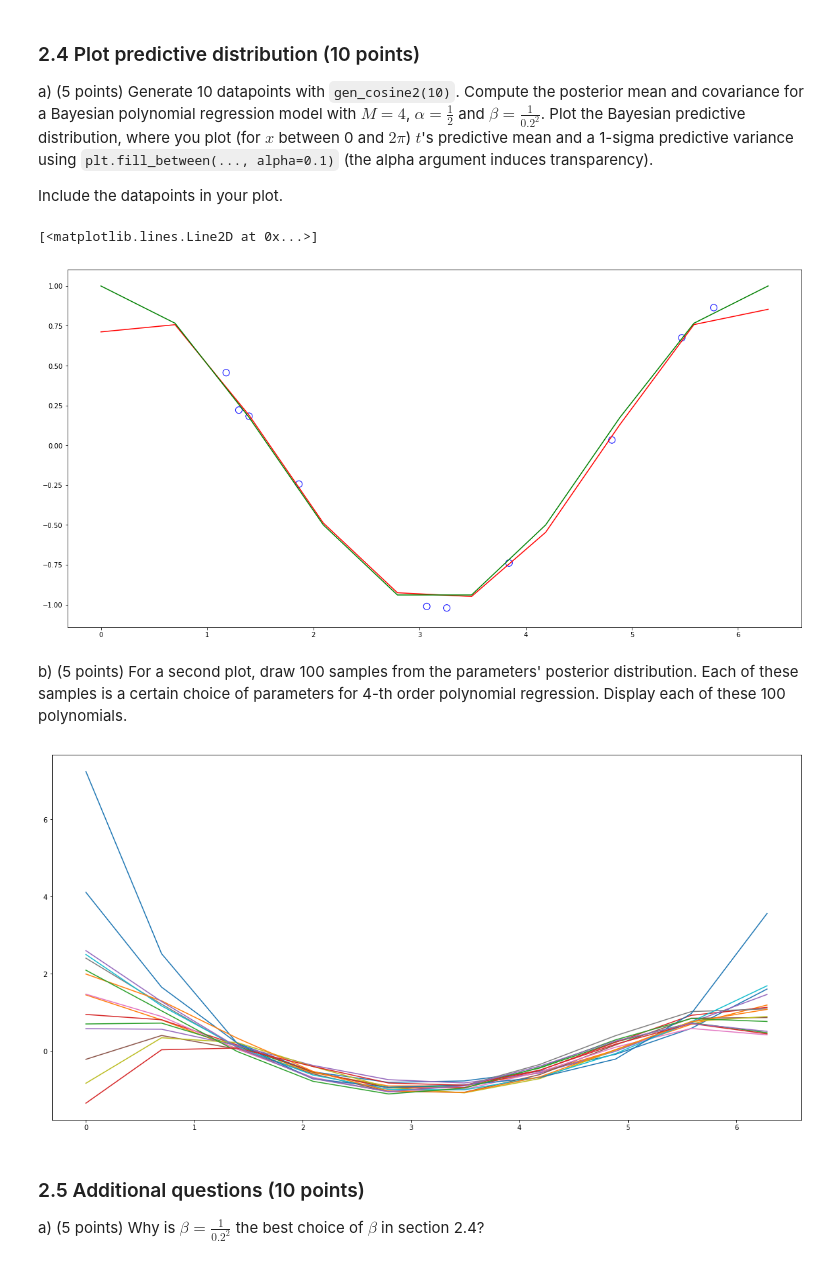
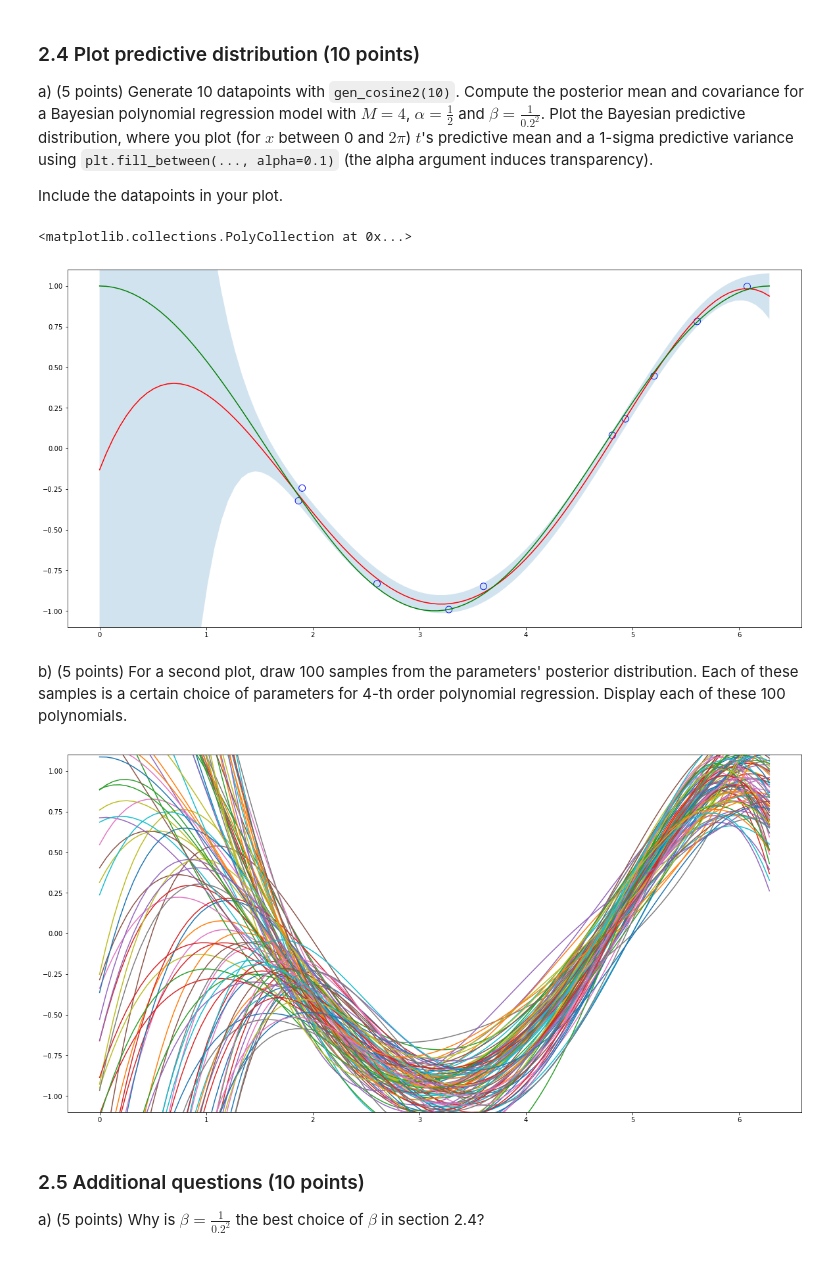
Before and after one commit to hammond756/ml1labs, a Jupyter notebook: 11336404_10437215_10608516_lab1.ipynb, the cells around one changed output. Cells and saved outputs as stored; diff of their text form; code cells hidden in the pictures.

```diff
--- a/11336404_10437215_10608516_lab1.ipynb
+++ b/11336404_10437215_10608516_lab1.ipynb
@@ -230,7 +232,7 @@ def find_best_m_and_lamb(x, t):
     M = arange(11)
 
     #λ ∈ (e−10,e−9,...,e0)
-    REG = [1e-10,1e-9,1e-8,1e-7,1e-6,1e-5,1e-4,1e-3,1e-2,1e-1,1e-0]
+    REG = [exp(i) for i in range(-10, 1, 1)]
 
     # do 5-fold for every M and λ
     for m in M:
@@ -394,7 +395,7 @@ beta = 1/(0.2)**2
 M = 4
 
 # New observations for x from 0 to 2pi
-x_axis = np.linspace(0, 2*np.pi, N)
+x_axis = np.linspace(0, 2*np.pi, 100)
 
 # Estimate posterior distribution
 m, S, Phi_1 = fit_polynomial_bayes(x, t, M, alpha, beta)
@@ -402,27 +403,38 @@ m, S, Phi_1 = fit_polynomial_bayes(x, t, M, alpha, beta)
 # Estimate predictive distribution (based on array of new observations)
 mean, sigma, Phi_2 = predict_polynomial_bayes(x_axis, m, S, beta)
 
+# Predictive distribution in red
 plt.plot(x_axis, mean, color = 'red')
+
+# Datapoints
 plt.scatter(x, t, s=100, color = 'blue', facecolors = 'none')
+# Cos(x) in green
 plt.plot(x_axis, np.cos(x_axis), color = 'green')
+# Fix viewport
+plt.axis([-0.3, 2*pi+0.3, -1.1, 1.1])
+# Shaded 1-sigma predictive variance in blue
+plt.fill_between(x_axis, mean+sigma, mean-sigma,  alpha=0.2)
 # %% [output]
-[<matplotlib.lines.Line2D at 0x...>]
+<matplotlib.collections.PolyCollection at 0x...>
-[figure, old version]
+[figure, new version]
 # %% [markdown]
 b) (5 points) For a second plot, draw 100 samples from the parameters' posterior distribution. Each of these samples is a certain choice of parameters for 4-th order polynomial regression.
 Display each of these 100 polynomials.
 # %%
-N = 15
+N = 100
 
 sample_parameters = np.random.multivariate_normal(m, S, N)
 
 for w in sample_parameters:
 
     # poly1d created polynomial function with coefficients of its argument (from highest to lowest power)
     y = np.poly1d(np.flip(w, 0))
     plt.plot(x_axis, y(x_axis))
+
+    # Fix viewport
+    plt.axis([-0.3, 2*pi+0.3, -1.1, 1.1])
 # %% [output]
-[figure, old version]
+[figure, new version]
 # %% [markdown]
 ### 2.5 Additional questions (10 points)
 
```
Also changed, not shown: parts of 6 cells of this notebook, 1 other file.
